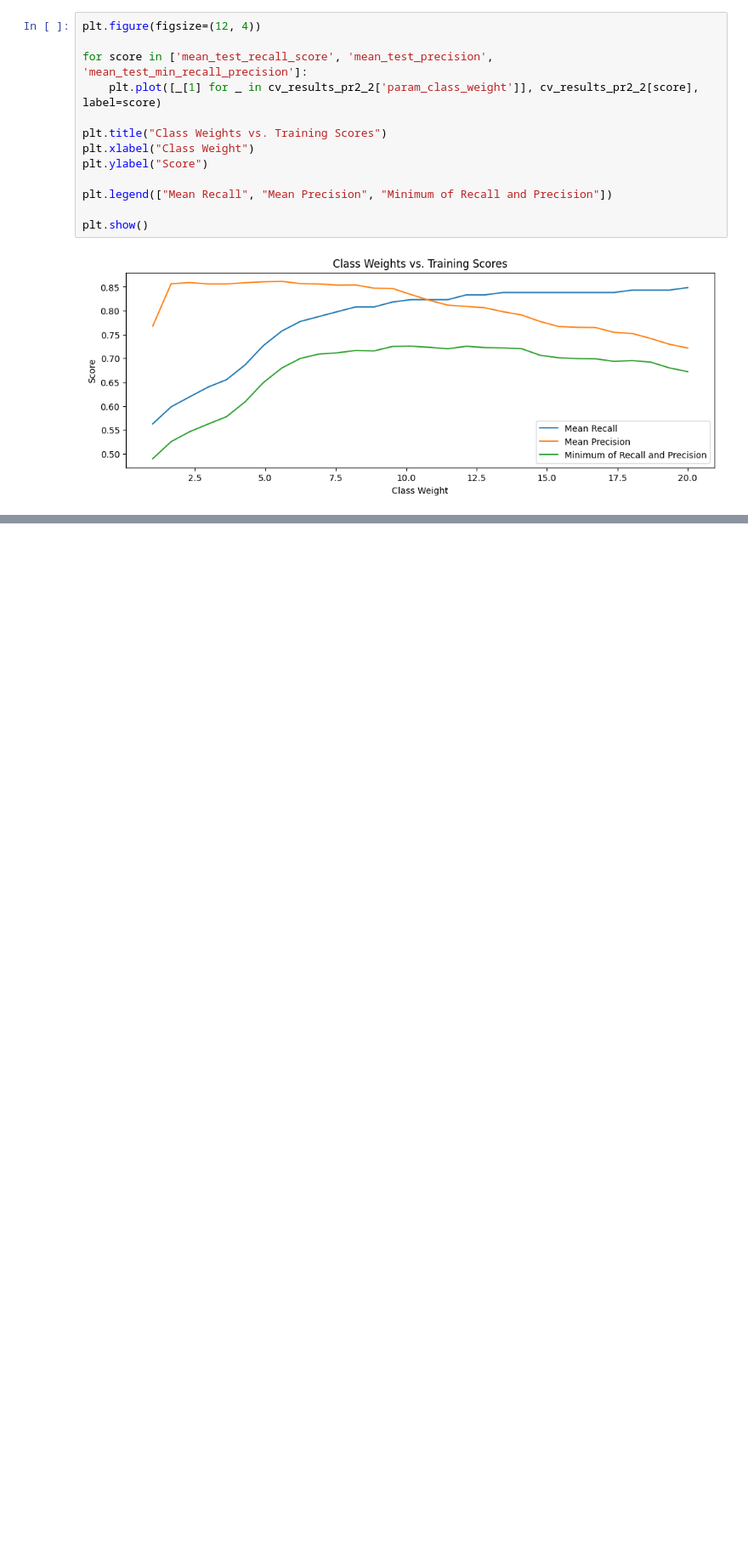
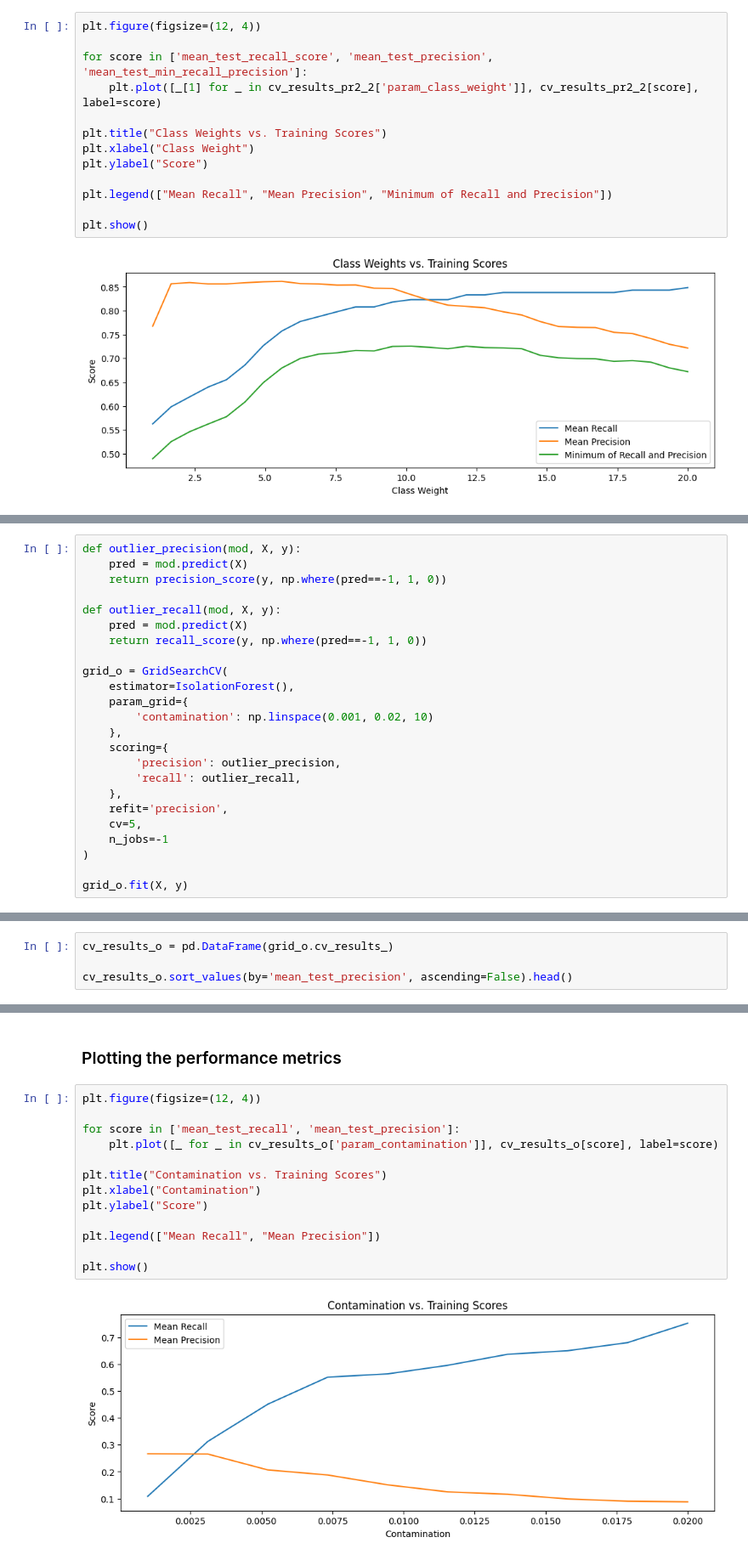
Before and after one commit to nirmit27/ds-and-ml, a Jupyter notebook: Models/credit-card-fraud-detection.ipynb, the cells around one changed output, grey strips where cells are left out. Shown at 85% size. Drawn from its saved outputs; the diff is of its cells as text; blank space fills up the shorter version.

```diff
--- a/Models/credit-card-fraud-detection.ipynb
+++ b/Models/credit-card-fraud-detection.ipynb
@@ -374,0 +400,24 @@ plt.show()
+# %%
+def outlier_precision(mod, X, y):
+    pred = mod.predict(X)
+    return precision_score(y, np.where(pred==-1, 1, 0))
+
+def outlier_recall(mod, X, y):
+    pred = mod.predict(X)
+    return recall_score(y, np.where(pred==-1, 1, 0))
+
+grid_o = GridSearchCV(
+    estimator=IsolationForest(),
+    param_grid={
+        'contamination': np.linspace(0.001, 0.02, 10)
+    },
+    scoring={
+        'precision': outlier_precision,
+        'recall': outlier_recall,
+    },
+    refit='precision',
+    cv=5,
+    n_jobs=-1
+)
+
+grid_o.fit(X, y)
@@ -374,0 +433,4 @@ plt.show()
+# %%
+cv_results_o = pd.DataFrame(grid_o.cv_results_)
+
+cv_results_o.sort_values(by='mean_test_precision', ascending=False).head()
@@ -374,0 +445,17 @@ plt.show()
+# %% [markdown]
+### Plotting the performance metrics
+# %%
+plt.figure(figsize=(12, 4))
+
+for score in ['mean_test_recall', 'mean_test_precision']:
+    plt.plot([_ for _ in cv_results_o['param_contamination']], cv_results_o[score], label=score)
+
+plt.title("Contamination vs. Training Scores")
+plt.xlabel("Contamination")
+plt.ylabel("Score")
+
+plt.legend(["Mean Recall", "Mean Precision"])
+
+plt.show()
+# %% [output]
+[figure, added]
```
Also changed, not shown: parts of 18 cells of this notebook.
